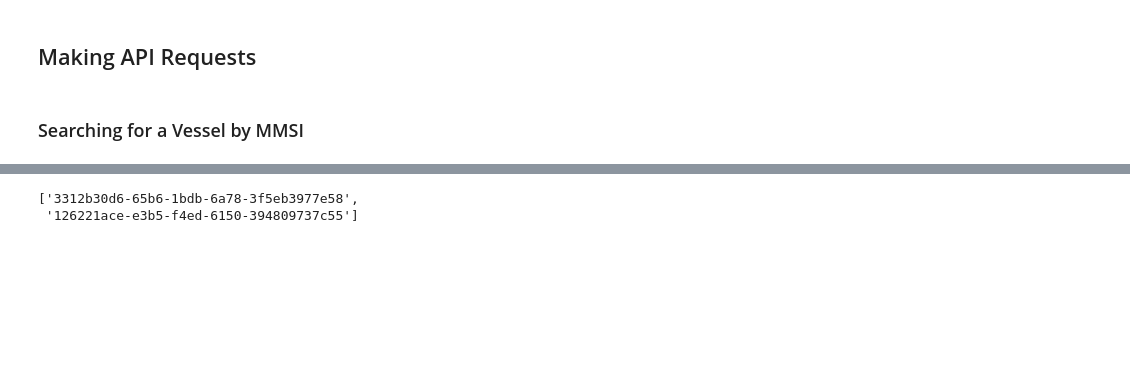
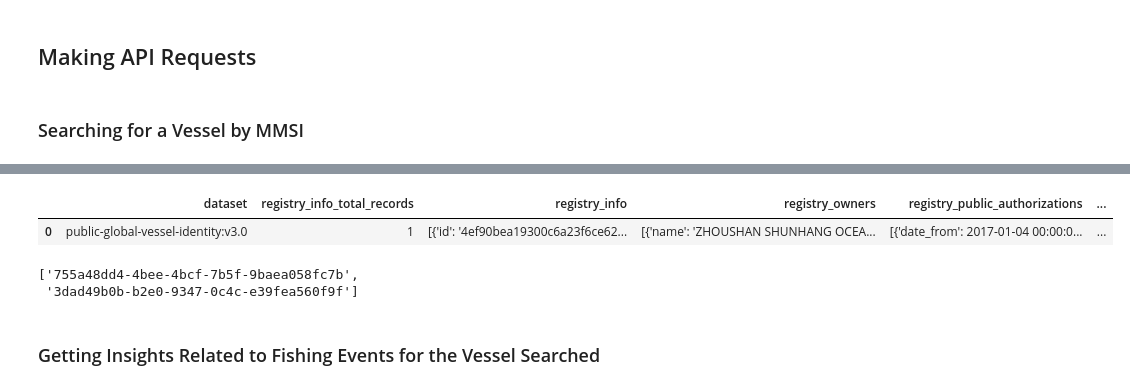
Before and after one commit to aa135tad/gfw-api-python-client, a Jupyter notebook: notebooks/getting-started.ipynb, the cells around one changed output, grey strips where cells are left out. Cells and saved outputs as stored; diff of their text form; code cells hidden in the pictures; blank space fills up the shorter version.

```diff
--- a/notebooks/getting-started.ipynb
+++ b/notebooks/getting-started.ipynb
@@ -54,0 +80,7 @@ vessel_ids = [
+# %%
+vessel_search_ids = [
+    self_reported_info.id
+    for vessel_search_item in vessel_search_result.data()
+    if vessel_search_item.registry_info_total_records >= 1
+    for self_reported_info in vessel_search_item.self_reported_info
+]
@@ -54,0 +94,6 @@ vessel_ids = [
+# %%
+vessels_result = await gfw_client.vessels.get_vessels_by_ids(
+    ids=vessel_search_ids,
+)
+# %%
+vessels_df = vessels_result.df()
@@ -55,5 +117,11 @@ vessel_ids = [
+# %%
+vessels_df.head()
+# %% [output]
+|  | dataset | registry_info_total_records | registry_info | registry_owners | registry_public_authorizations | ... |
+| 0 | public-global-vessel-identity:v3.0 | 1 | [{'id': '4ef90bea19300c6a23f6ce62... | [{'name': 'ZHOUSHAN SHUNHANG OCEA... | [{'date_from': 2017-01-04 00:00:0... | ... |
 # %%
-vessel_ids
+vessel_self_reported_infos = [
+    self_reported_info
+    for vessel_item in vessels_result.data()
+    for self_reported_info in vessel_item.self_reported_info
+]
-# %% [output]
-['3312b30d6-65b6-1bdb-6a78-3f5eb3977e58',
- '126221ace-e3b5-f4ed-6150-394809737c55']
@@ -59,0 +132,7 @@ vessel_ids
+# %%
+vessel_ids
+# %% [output]
+['755a48dd4-4bee-4bcf-7b5f-9baea058fc7b',
+ '3dad49b0b-b2e0-9347-0c4c-e39fea560f9f']
+# %% [markdown]
+### Getting Insights Related to Fishing Events for the Vessel Searched
```
Also changed, not shown: parts of 27 cells of this notebook, 4 other files.
